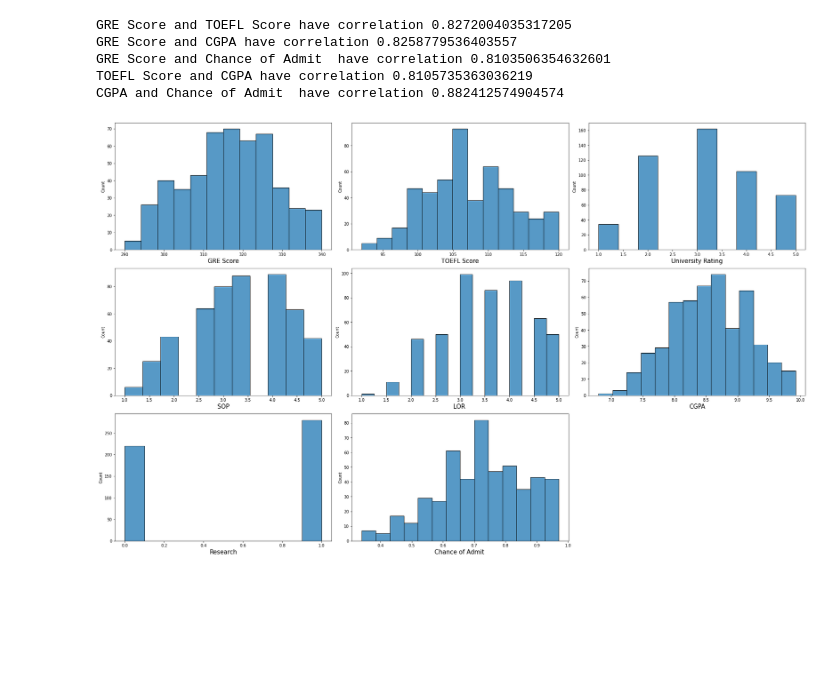
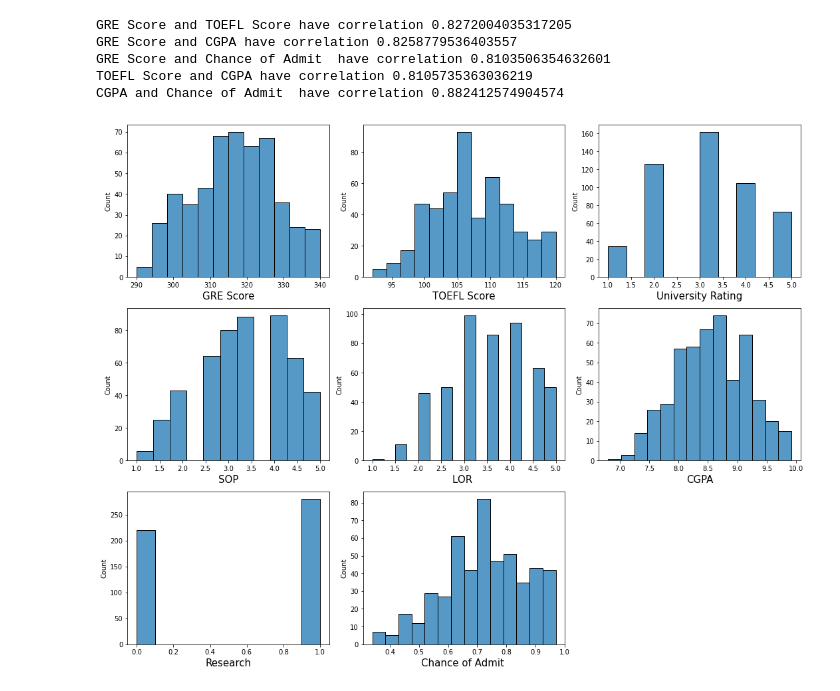
Before and after one commit to utkuozbudak/graduate_admission, a Jupyter notebook: graduate_admission.ipynb, the cells around one changed output. Saved outputs shown, nothing was run; the diff lists cells and outputs as text; code cells hidden in the pictures; blank space fills up the shorter version.

```diff
--- a/graduate_admission.ipynb
+++ b/graduate_admission.ipynb
@@ -93,33 +93,33 @@ CGPA and Chance of Admit  have correlation 0.882412574904574
 # See histograms of features
 
 # Set the figure size
-plt.figure(figsize=(25, 20))
+plt.figure(figsize=(15, 15))
 
 # Initialize plot counter
 plotnumber = 1
 
 # Iterate over the columns of the dataframe
 for col in data.columns:
 
     # Limit the number of subplots to 12
     if plotnumber <= 8:
 
         # Create a new subplot
         ax = plt.subplot(4, 3, plotnumber)
 
         # Plot the histogram using seaborn
         sns.histplot(data[col], ax=ax)
 
         # Label the x-axis with the column name
         plt.xlabel(col, fontsize=15)
 
         # Increment the plot counter
         plotnumber += 1
 
 # Adjust the layout of the subplots
 plt.tight_layout()
 
 # Display the plot
 plt.show()
 # %% [output]
-[figure, old version]
+[figure, new version]
```
Also changed, not shown: parts of 3 cells of this notebook.
